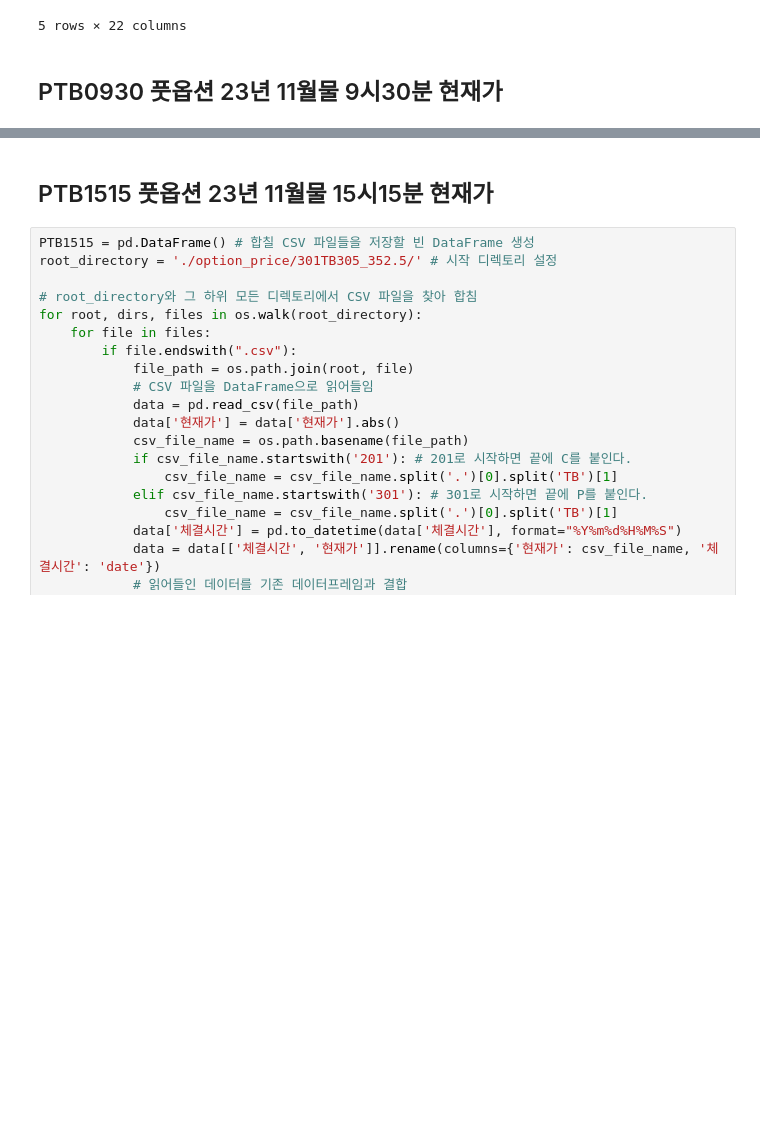
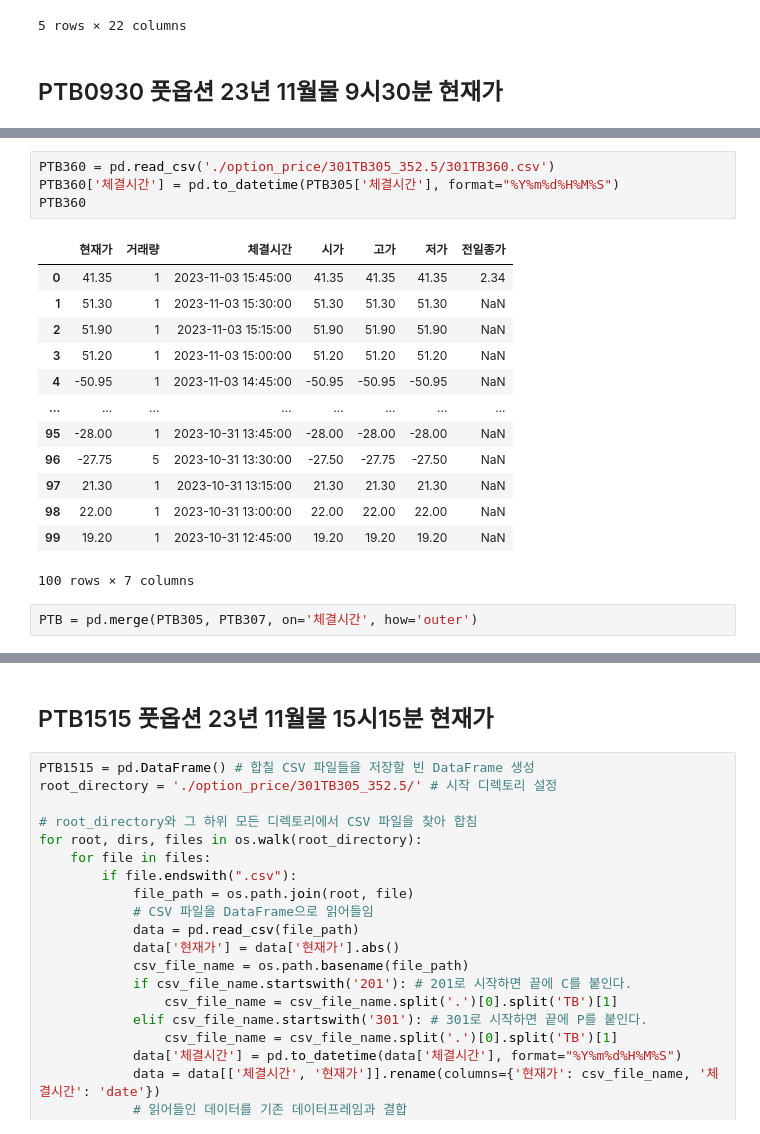
Before and after one commit to jyoooonh/Project1_sample, a Jupyter notebook: option_set.ipynb, the cells around one changed output, grey strips where cells are left out. Saved outputs shown, nothing was run; the diff lists cells and outputs as text; blank space fills up the shorter version.

```diff
--- a/option_set.ipynb
+++ b/option_set.ipynb
@@ -287,0 +301,20 @@ CTC1515.head()
+# %%
+PTB360 = pd.read_csv('./option_price/301TB305_352.5/301TB360.csv')
+PTB360['체결시간'] = pd.to_datetime(PTB305['체결시간'], format="%Y%m%d%H%M%S")
+PTB360
+# %% [output]
+|  | 현재가 | 거래량 | 체결시간 | 시가 | 고가 | 저가 | 전일종가 |
+| 0 | 41.35 | 1 | 2023-11-03 15:45:00 | 41.35 | 41.35 | 41.35 | 2.34 |
+| 1 | 51.30 | 1 | 2023-11-03 15:30:00 | 51.30 | 51.30 | 51.30 | NaN |
+| 2 | 51.90 | 1 | 2023-11-03 15:15:00 | 51.90 | 51.90 | 51.90 | NaN |
+| 3 | 51.20 | 1 | 2023-11-03 15:00:00 | 51.20 | 51.20 | 51.20 | NaN |
+| 4 | -50.95 | 1 | 2023-11-03 14:45:00 | -50.95 | -50.95 | -50.95 | NaN |
+| ... | ... | ... | ... | ... | ... | ... | ... |
+| 95 | -28.00 | 1 | 2023-10-31 13:45:00 | -28.00 | -28.00 | -28.00 | NaN |
+| 96 | -27.75 | 5 | 2023-10-31 13:30:00 | -27.50 | -27.75 | -27.50 | NaN |
+| 97 | 21.30 | 1 | 2023-10-31 13:15:00 | 21.30 | 21.30 | 21.30 | NaN |
+| 98 | 22.00 | 1 | 2023-10-31 13:00:00 | 22.00 | 22.00 | 22.00 | NaN |
+| 99 | 19.20 | 1 | 2023-10-31 12:45:00 | 19.20 | 19.20 | 19.20 | NaN |
+100 rows × 7 columns
+# %%
+PTB = pd.merge(PTB305, PTB307, on='체결시간', how='outer')
```
Also changed, not shown: parts of 19 cells of this notebook, 51 other files.
